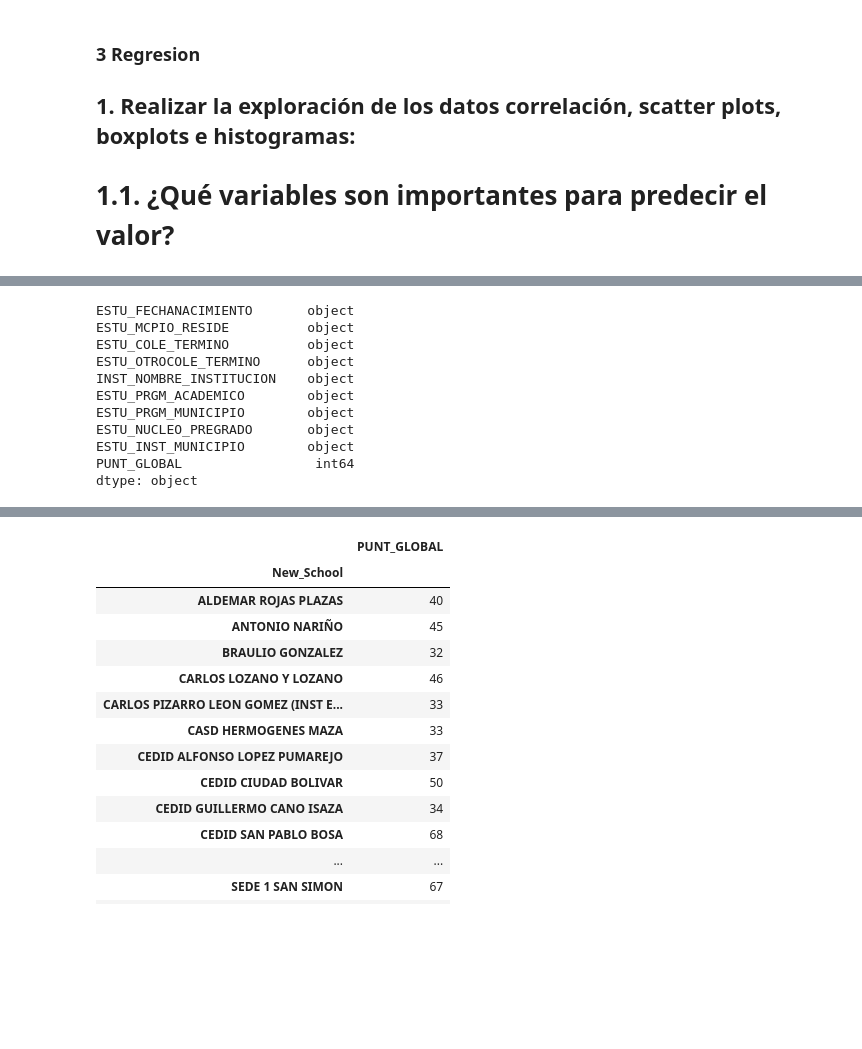
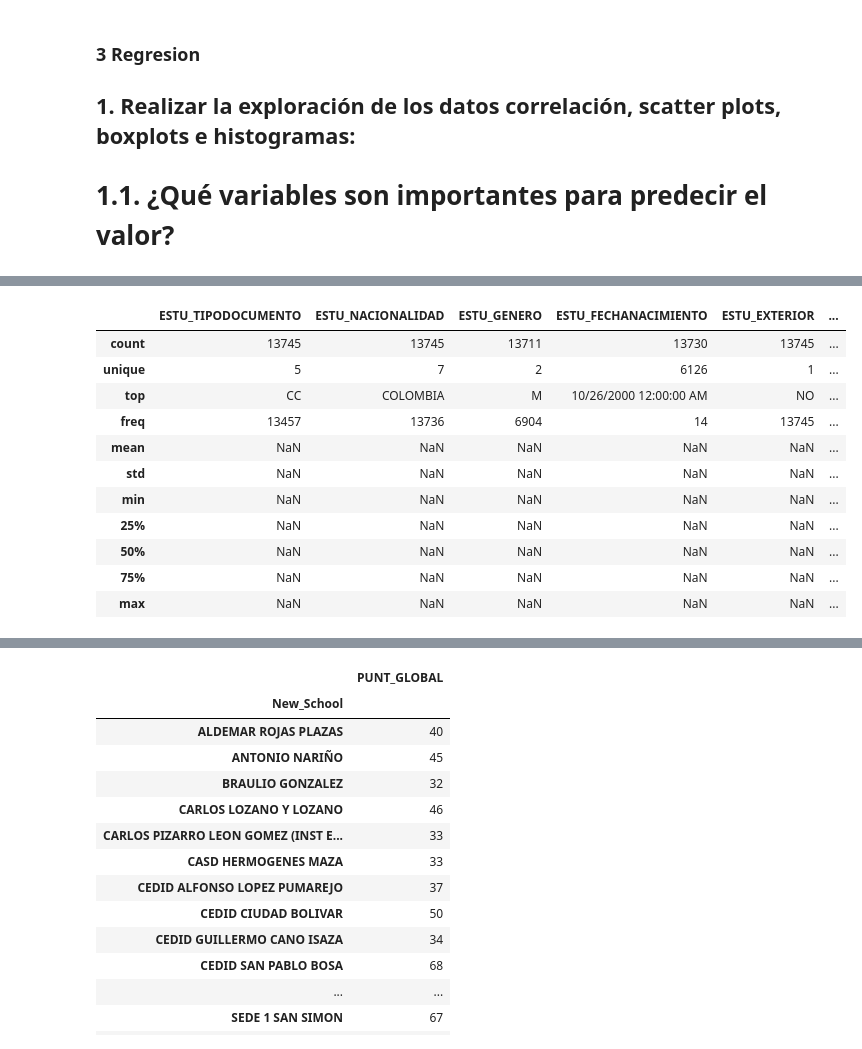
Before and after one commit to JuanMorales4619/Estadistica-3, a Jupyter notebook: Tarea 2/src/notebook/NoteBook.ipynb, the cells around one changed output, grey strips where cells are left out. Drawn from its saved outputs; the diff is of its cells as text; code cells hidden in the pictures; blank space fills up the shorter version.

```diff
--- a/Tarea 2/src/notebook/NoteBook.ipynb
+++ b/Tarea 2/src/notebook/NoteBook.ipynb
@@ -352,21 +361,21 @@ col = ['ESTU_TIPODOCUMENTO','ESTU_NACIONALIDAD','ESTU_GENERO','ESTU_EXTERIOR',
 aparte = ['ESTU_FECHANACIMIENTO','ESTU_MCPIO_RESIDE','ESTU_COLE_TERMINO','ESTU_OTROCOLE_TERMINO','INST_NOMBRE_INSTITUCION',
           'ESTU_PRGM_ACADEMICO','ESTU_PRGM_MUNICIPIO','ESTU_NUCLEO_PREGRADO',
           'ESTU_INST_MUNICIPIO']
-df_final = util_varables.drop(aparte,axis=1)
-
-util_varables.dtypes
-# %% [output]
-ESTU_FECHANACIMIENTO       object
-ESTU_MCPIO_RESIDE          object
-ESTU_COLE_TERMINO          object
-ESTU_OTROCOLE_TERMINO      object
-INST_NOMBRE_INSTITUCION    object
-ESTU_PRGM_ACADEMICO        object
-ESTU_PRGM_MUNICIPIO        object
-ESTU_NUCLEO_PREGRADO       object
-ESTU_INST_MUNICIPIO        object
-PUNT_GLOBAL                 int64
-dtype: object
+# %%
+util_varables.describe(include='all')
+# %% [output]
+|  | ESTU_TIPODOCUMENTO | ESTU_NACIONALIDAD | ESTU_GENERO | ESTU_FECHANACIMIENTO | ESTU_EXTERIOR | ... |
+| count | 13745 | 13745 | 13711 | 13730 | 13745 | ... |
+| unique | 5 | 7 | 2 | 6126 | 1 | ... |
+| top | CC | COLOMBIA | M | 10/26/2000 12:00:00 AM | NO | ... |
+| freq | 13457 | 13736 | 6904 | 14 | 13745 | ... |
+| mean | NaN | NaN | NaN | NaN | NaN | ... |
+| std | NaN | NaN | NaN | NaN | NaN | ... |
+| min | NaN | NaN | NaN | NaN | NaN | ... |
+| 25% | NaN | NaN | NaN | NaN | NaN | ... |
+| 50% | NaN | NaN | NaN | NaN | NaN | ... |
+| 75% | NaN | NaN | NaN | NaN | NaN | ... |
+| max | NaN | NaN | NaN | NaN | NaN | ... |
 # %%
 dummy_variables = pd.get_dummies(util_varables[col],prefix=col,dummy_na=True,drop_first=True)
 df_final = pd.concat((dummy_variables,util_varables['PUNT_GLOBAL']),axis = 1)
```
Also changed, not shown: parts of 17 cells of this notebook.
